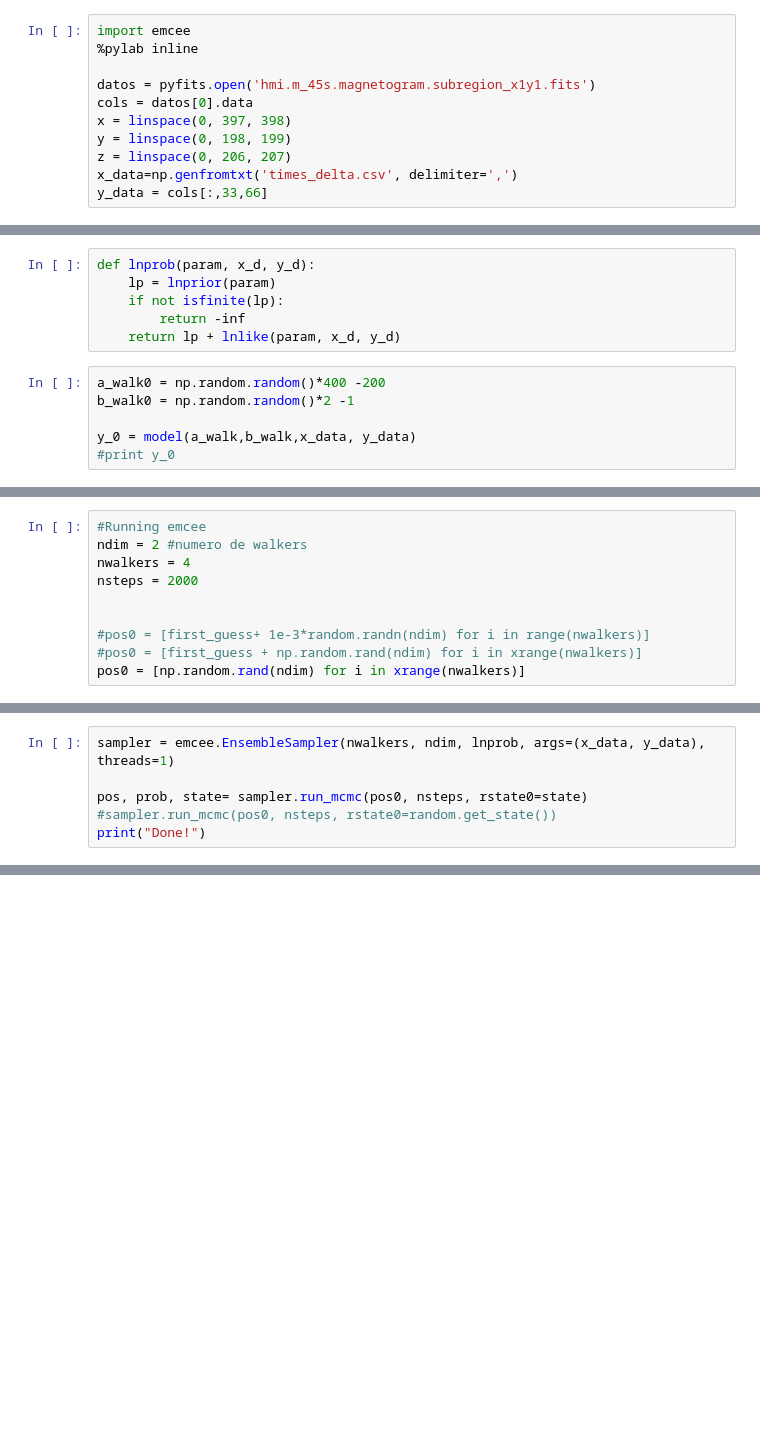
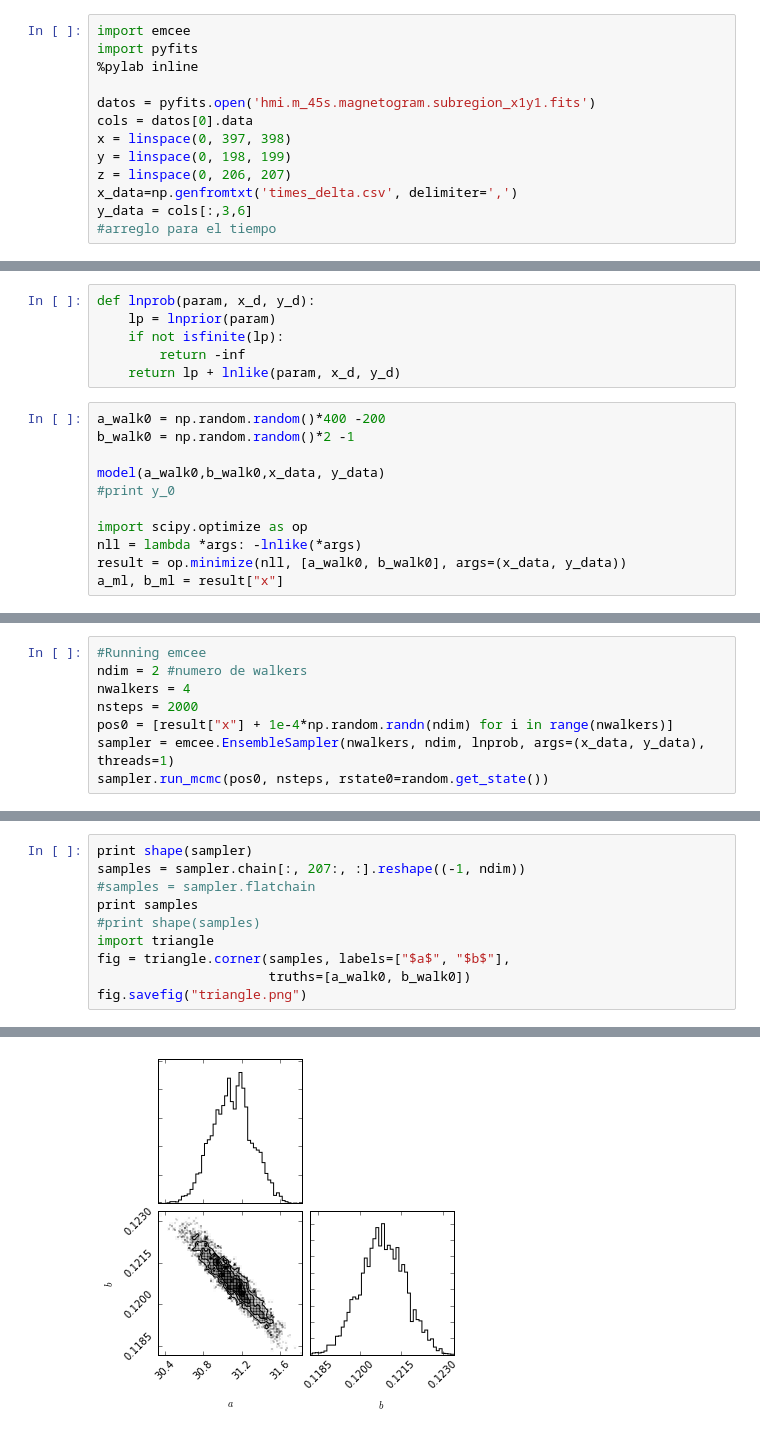
Before and after one commit to JC-AlfonsoR/CM20151_HW7_AlfonsoOrtiz, a Jupyter notebook: P2_Campo_magnetico_solar/emcee_mcr.ipynb, the cells around one changed output, grey strips where cells are left out. Saved outputs shown, nothing was run; the diff lists cells and outputs as text; blank space fills up the shorter version.

```diff
--- a/P2_Campo_magnetico_solar/emcee_mcr.ipynb
+++ b/P2_Campo_magnetico_solar/emcee_mcr.ipynb
@@ -1,5 +1,6 @@
 # %%
 import emcee
+import pyfits
 %pylab inline
 
 datos = pyfits.open('hmi.m_45s.magnetogram.subregion_x1y1.fits')
@@ -8,6 +9,7 @@ x = linspace(0, 397, 398)
 y = linspace(0, 198, 199)
 z = linspace(0, 206, 207)
 x_data=np.genfromtxt('times_delta.csv', delimiter=',')
-y_data = cols[:,33,66]
+y_data = cols[:,3,6]
+#arreglo para el tiempo
 # %% [output]
 Populating the interactive namespace from numpy and matplotlib
@@ -40,5 +40,10 @@ def lnprob(param, x_d, y_d):
 a_walk0 = np.random.random()*400 -200
 b_walk0 = np.random.random()*2 -1
 
-y_0 = model(a_walk,b_walk,x_data, y_data)
+model(a_walk0,b_walk0,x_data, y_data)
 #print y_0
+
+import scipy.optimize as op
+nll = lambda *args: -lnlike(*args)
+result = op.minimize(nll, [a_walk0, b_walk0], args=(x_data, y_data))
+a_ml, b_ml = result["x"]
@@ -62,8 +58,6 @@ array([-1.34952767,  0.73482806])
 ndim = 2 #numero de walkers
 nwalkers = 4
 nsteps = 2000
-
-
-#pos0 = [first_guess+ 1e-3*random.randn(ndim) for i in range(nwalkers)]
-#pos0 = [first_guess + np.random.rand(ndim) for i in xrange(nwalkers)]
-pos0 = [np.random.rand(ndim) for i in xrange(nwalkers)]
+pos0 = [result["x"] + 1e-4*np.random.randn(ndim) for i in range(nwalkers)]
+sampler = emcee.EnsembleSampler(nwalkers, ndim, lnprob, args=(x_data, y_data), threads=1)
+sampler.run_mcmc(pos0, nsteps, rstate0=random.get_state())
@@ -70,6 +81,0 @@ pos0 = [np.random.rand(ndim) for i in xrange(nwalkers)]
-# %%
-sampler = emcee.EnsembleSampler(nwalkers, ndim, lnprob, args=(x_data, y_data), threads=1)
-
-pos, prob, state= sampler.run_mcmc(pos0, nsteps, rstate0=state)
-#sampler.run_mcmc(pos0, nsteps, rstate0=random.get_state())
-print("Done!")
@@ -97,0 +82,11 @@ print pos, prob, state
+# %%
+print shape(sampler)
+samples = sampler.chain[:, 207:, :].reshape((-1, ndim))
+#samples = sampler.flatchain
+print samples
+#print shape(samples)
+import triangle
+fig = triangle.corner(samples, labels=["$a$", "$b$"],
+                      truths=[a_walk0, b_walk0])
+fig.savefig("triangle.png")
+# %% [output]
@@ -97,0 +101 @@ print pos, prob, state
+[figure, added]
```
Also changed, not shown: parts of 17 cells of this notebook, 3 other files.
